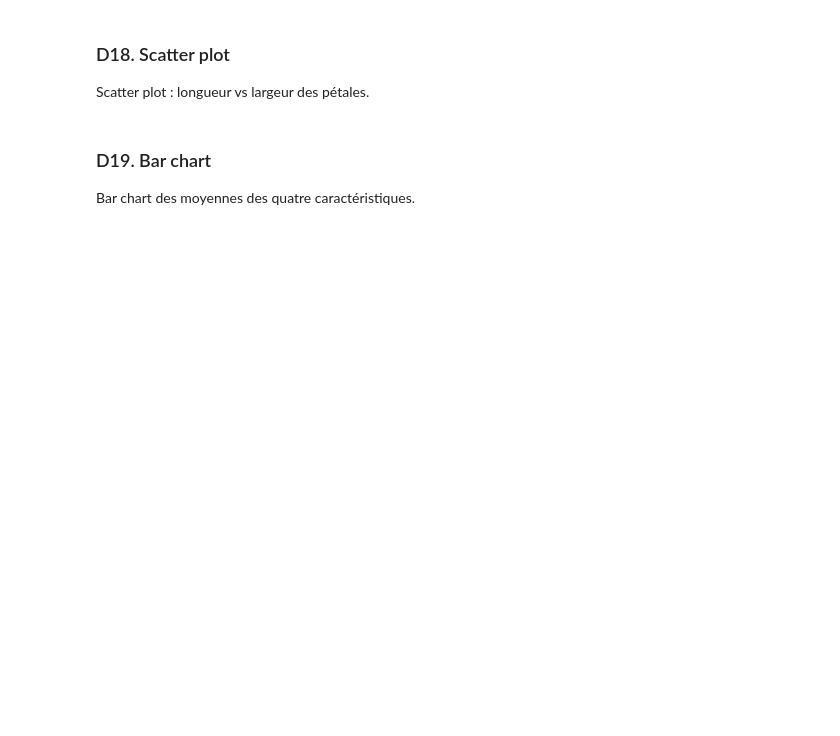
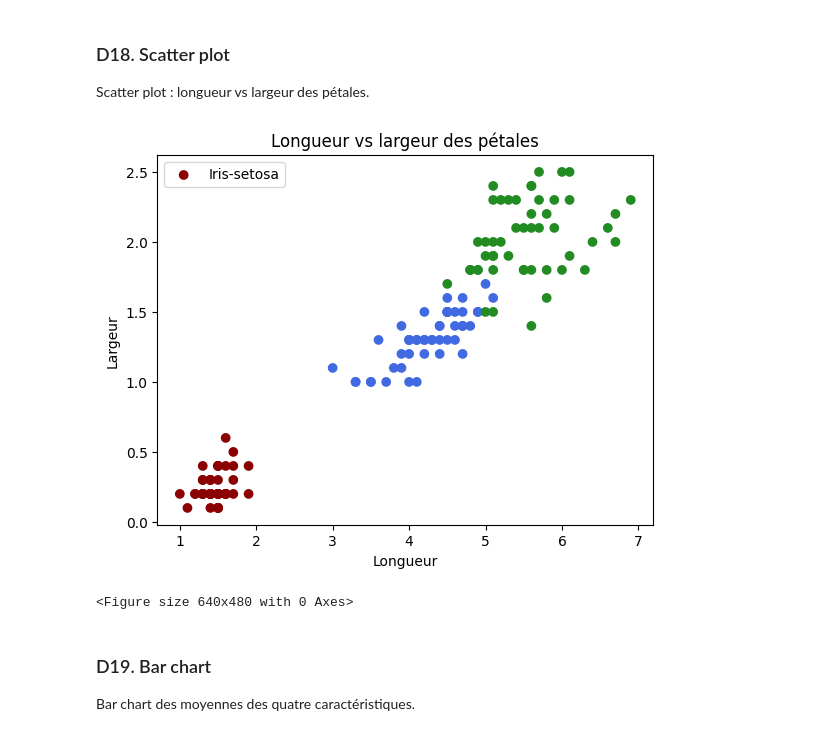
Before and after one commit to WassimXcx-dotcom/EventsManagerProject, a Jupyter notebook: notebooks/controle_numpy_matplotlib_wassim.ipynb, the cells around one changed output. Saved outputs shown, nothing was run; the diff lists cells and outputs as text; code cells hidden in the pictures; blank space fills up the shorter version.

```diff
--- a/notebooks/controle_numpy_matplotlib_wassim.ipynb
+++ b/notebooks/controle_numpy_matplotlib_wassim.ipynb
@@ -252,0 +272,7 @@ Simulez des valeurs NaN et remplacez-les avec `np.nan_to_num`.
+# %%
+# il n'existe pas de valeurs nan
+features_cp = features.copy()
+features_cp[0,0] = np.nan
+print(features_cp)
+features = np.nan_to_num(features)
+print(features)
@@ -275,3 +355,28 @@ Scatter plot : longueur vs largeur des pétales.
+# %%
+# Votre code ici
+plt.title('Longueur vs largeur des pétales')
+
+species_colors = {
+    'Iris-setosa': 'darkred',
+    'Iris-versicolor': 'royalblue',
+    'Iris-virginica': 'forestgreen'
+}
+
+
+colors_for_plot = [species_colors[s] for s in species]
+
+plt.scatter(features[:,2],features[:,3],c=colors_for_plot)
+plt.xlabel('Longueur')
+plt.ylabel('Largeur')
+plt.legend(
+    ['Iris-setosa','Iris-versicolor','Iris-virginica']
+    ,loc='upper left'
+)
+plt.show()
+plt.savefig('figures/longvslargPetales')
+# %% [output]
+[figure, added]
+<Figure size 640x480 with 0 Axes>
 # %% [markdown]
 ### D19. Bar chart
 Bar chart des moyennes des quatre caractéristiques.
```
Also changed, not shown: parts of 35 cells of this notebook.
